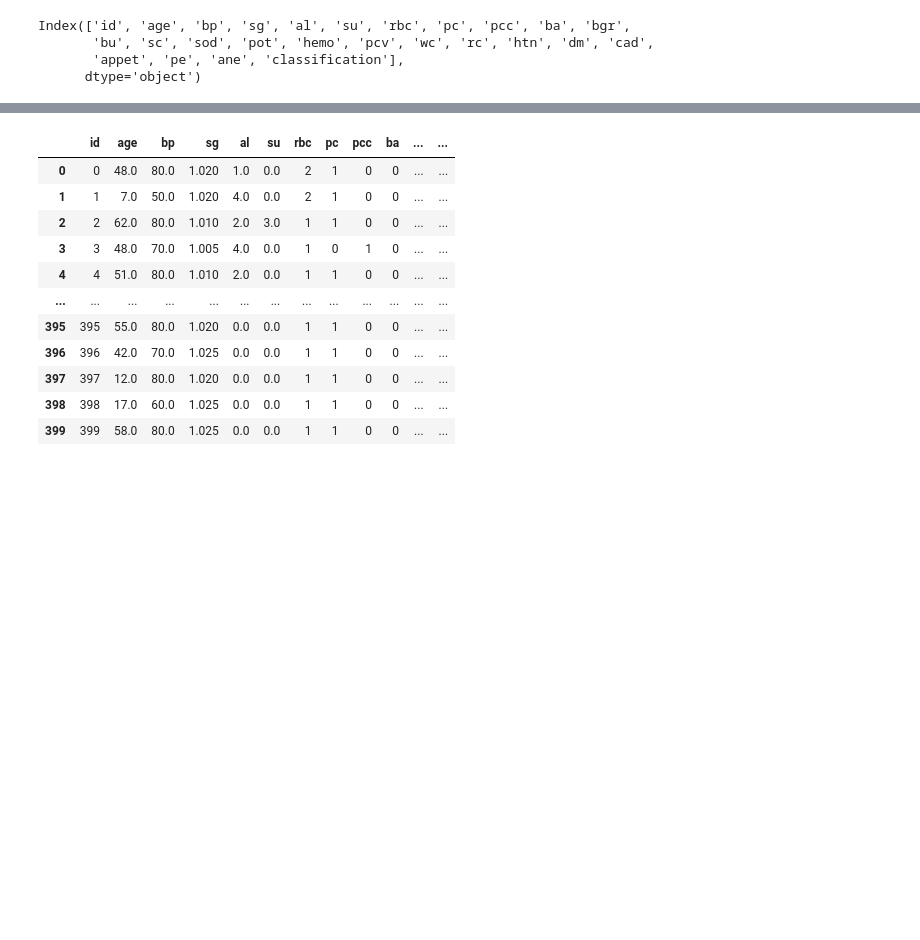
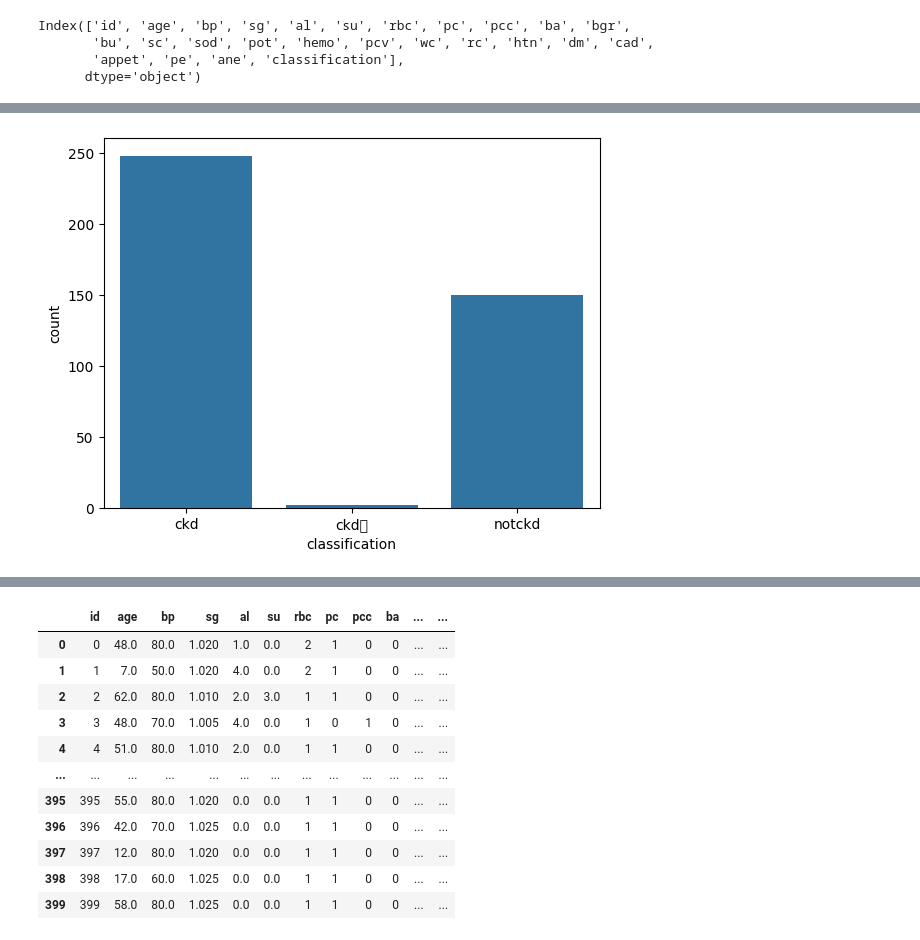
Before and after one commit to shruti629/Deep-Health-Analysis-and-Disease-Prediction, a Jupyter notebook: Kidney_Disease.ipynb, the cells around one changed output, grey strips where cells are left out. Saved outputs shown, nothing was run; the diff lists cells and outputs as text; code cells hidden in the pictures; blank space fills up the shorter version.

```diff
--- a/Kidney_Disease.ipynb
+++ b/Kidney_Disease.ipynb
@@ -199 +196,7 @@ le = LabelEncoder()
+# %%
+# Visualizing the distribution of target variable
+sns.countplot(x='classification', data=kd)
+plt.show()
+# %% [output]
+[figure, added]
 # %%
```
Also changed, not shown: parts of 19 cells of this notebook.
